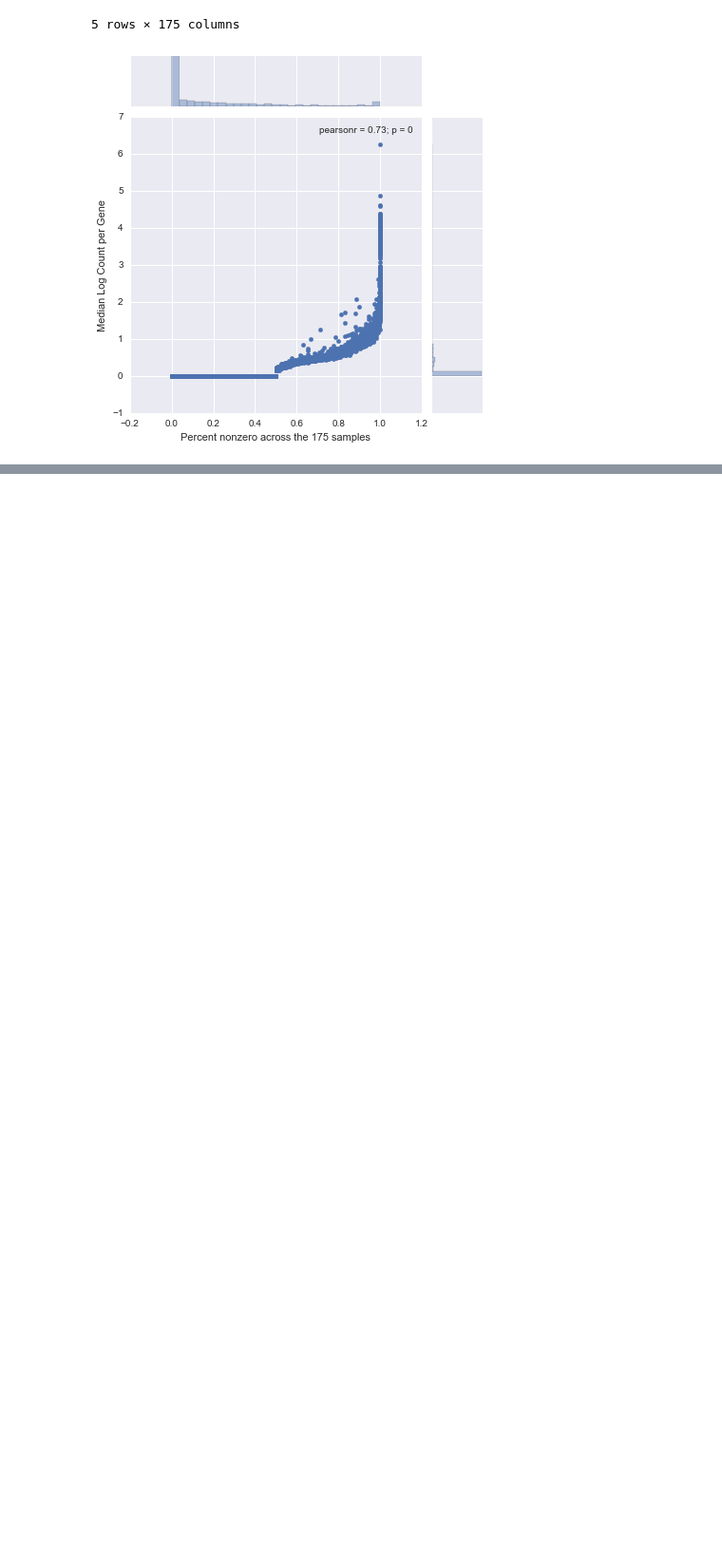
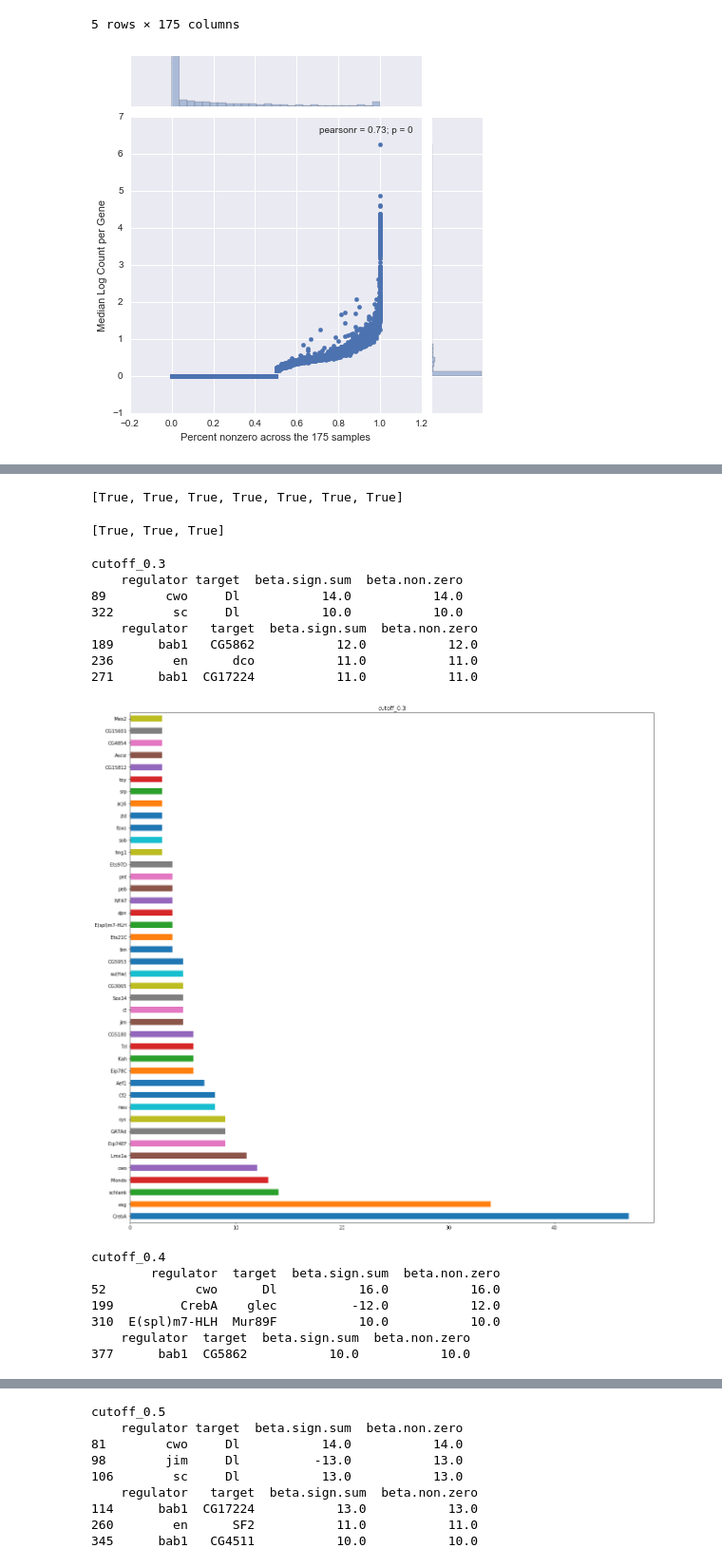
Before and after one commit to nickdeveaux/Drosophila_inferelator, a Jupyter notebook: Terminal_Filament_Exploration.ipynb, the cells around one changed output, grey strips where cells are left out. Shown at 95% size. Drawn from its saved outputs; the diff is of its cells as text; code cells hidden in the pictures; blank space fills up the shorter version.

```diff
--- a/Terminal_Filament_Exploration.ipynb
+++ b/Terminal_Filament_Exploration.ipynb
@@ -155,0 +170,5 @@ ImportError: No module named bbsr_tfa_workflow
+# %%
+first_last_folders = ['2018-03-06_14-21-10', '2018-03-06_17-42-47'] # ['2018-03-09_14-47-59', '2018-03-15_08-15-20']  #
+folders = os.listdir(output_dir)
+relevant_folders = [i for i in sorted(folders) if (i >= first_last_folders[0]) & (i <= first_last_folders[1])]
+relevant_folders
@@ -155,0 +195,4 @@ ImportError: No module named bbsr_tfa_workflow
+# %%
+def convert_col_from_Fbgn_ids_to_symbols(col):
+    new_col = [gene_id_to_sym[i] if i in gene_id_to_sym.keys() else i for i in col]
+    return new_col
@@ -155,0 +209,56 @@ ImportError: No module named bbsr_tfa_workflow
+# %%
+terminal_filament_specific_genes = ['glec', 'Gbp1', 'Dh44-R2', 'Mur89F', 'Dl', 'CG2852', 'ImpE1']
+
+# Are they in the symbol list?
+[t in gene_id_to_sym.values() for t in terminal_filament_specific_genes]
+# %% [output]
+[True, True, True, True, True, True, True]
+# %%
+terminal_filament_specific_tfs = ['bab1','bab2', 'en']
+
+# Are they in the symbol list?
+[t in gene_id_to_sym.values() for t in terminal_filament_specific_tfs]
+# %% [output]
+[True, True, True]
+# %%
+num_regulators = []
+num_targets = []
+num_edges = []
+networks_symbols_high_conf = {}
+for k in sorted(networks.keys()):
+    plt.figure(figsize=(20,20))
+    print k
+    net = networks[k][networks[k]['beta.non.zero'] >= 10]
+    networks_symbols_high_conf[k] = net.copy()
+    networks_symbols_high_conf[k]['regulator'] = convert_col_from_Fbgn_ids_to_symbols(net['regulator'])
+    networks_symbols_high_conf[k]['target'] = convert_col_from_Fbgn_ids_to_symbols(net['target'])
+    regs = set(net['regulator'])
+    targets = set(net['target'])
+    num_edges.append(net.shape[0])
+    num_regulators.append(len(regs))
+    num_targets.append(len(targets))
+    some_cols = ['regulator', 'target', 'beta.sign.sum', 'beta.non.zero']
+    print(networks_symbols_high_conf[k][some_cols][networks_symbols_high_conf[k]['target'].isin(terminal_filament_specific_genes)])
+    print(networks_symbols_high_conf[k][some_cols][networks_symbols_high_conf[k]['regulator'].isin(terminal_filament_specific_tfs)])
+    vals = networks_symbols_high_conf[k]['regulator'].value_counts()
+    vals = vals[vals > 2]
+    vals.plot(kind='barh')
+    plt.title(k)
+    plt.show()
+# %% [output]
+cutoff_0.3
+    regulator target  beta.sign.sum  beta.non.zero
+89        cwo     Dl           14.0           14.0
+322        sc     Dl           10.0           10.0
+    regulator   target  beta.sign.sum  beta.non.zero
+189      bab1   CG5862           12.0           12.0
+236        en      dco           11.0           11.0
+271      bab1  CG17224           11.0           11.0
+[figure, added]
+cutoff_0.4
+        regulator  target  beta.sign.sum  beta.non.zero
+52            cwo      Dl           16.0           16.0
+199         CrebA    glec          -12.0           12.0
+310  E(spl)m7-HLH  Mur89F           10.0           10.0
+    regulator  target  beta.sign.sum  beta.non.zero
+377      bab1  CG5862           10.0           10.0
@@ -155,0 +266,9 @@ ImportError: No module named bbsr_tfa_workflow
+cutoff_0.5
+    regulator target  beta.sign.sum  beta.non.zero
+81        cwo     Dl           14.0           14.0
+98        jim     Dl          -13.0           13.0
+106        sc     Dl           13.0           13.0
+    regulator   target  beta.sign.sum  beta.non.zero
+114      bab1  CG17224           13.0           13.0
+260        en      SF2           11.0           11.0
+345      bab1   CG4511           10.0           10.0
```
Also changed, not shown: parts of 99 cells of this notebook.
